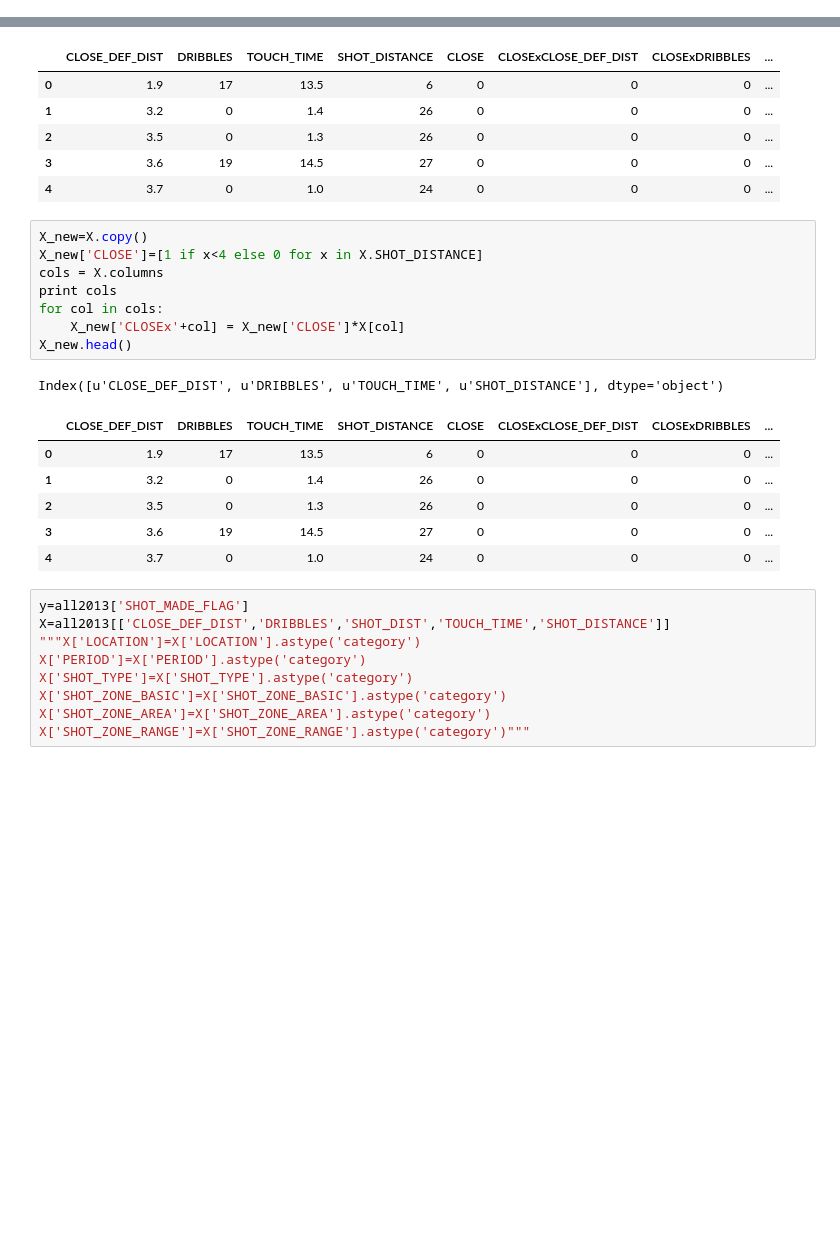
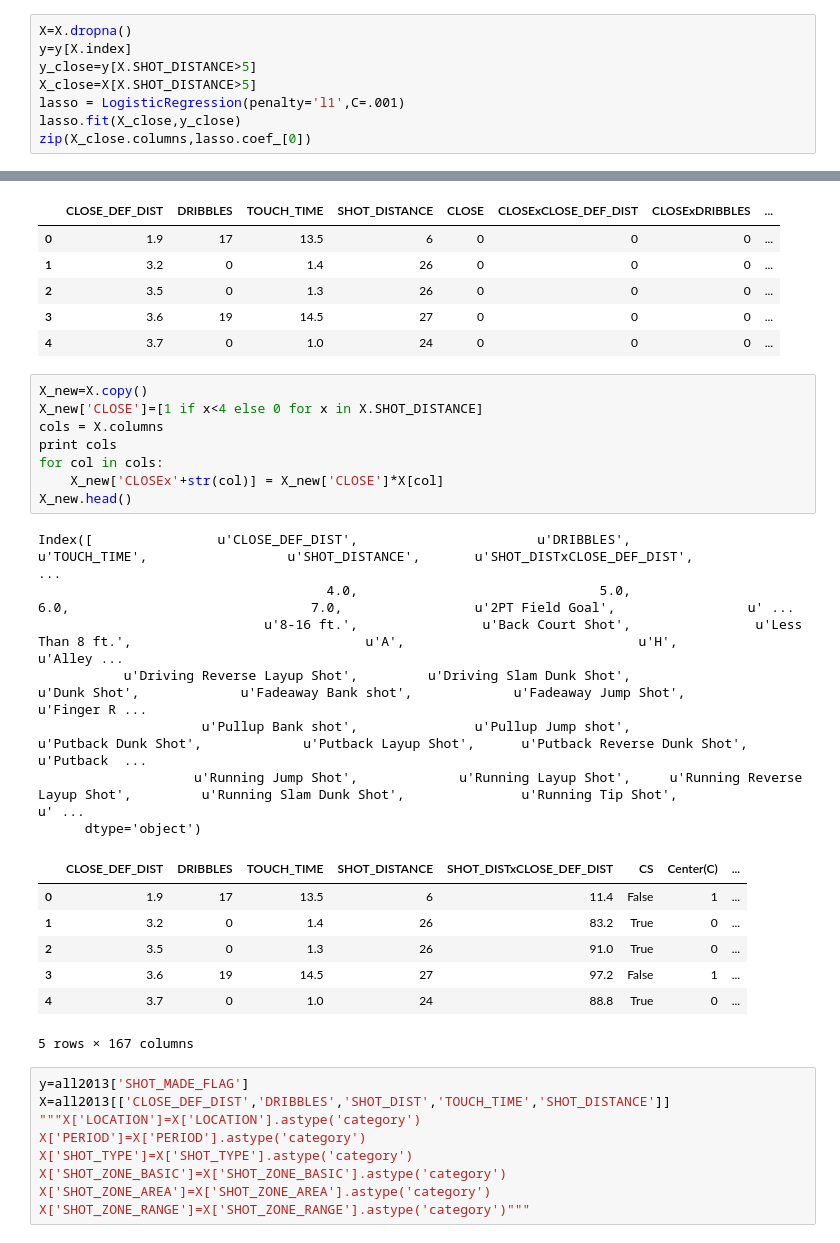
Before and after one commit to hwchase17/sportvu, a Jupyter notebook: Lasso.ipynb, the cells around one changed output, grey strips where cells are left out. Saved outputs shown, nothing was run; the diff lists cells and outputs as text; blank space fills up the shorter version.

```diff
--- a/Lasso.ipynb
+++ b/Lasso.ipynb
@@ -68,0 +137,8 @@ X_close=X[X.SHOT_DISTANCE>5]
+# %%
+X=X.dropna()
+y=y[X.index]
+y_close=y[X.SHOT_DISTANCE>5]
+X_close=X[X.SHOT_DISTANCE>5]
+lasso = LogisticRegression(penalty='l1',C=.001)
+lasso.fit(X_close,y_close)
+zip(X_close.columns,lasso.coef_[0])
@@ -78,19 +172,26 @@ X.head()
 # %%
 X_new=X.copy()
 X_new['CLOSE']=[1 if x<4 else 0 for x in X.SHOT_DISTANCE]
 cols = X.columns
 print cols
 for col in cols:
-    X_new['CLOSEx'+col] = X_new['CLOSE']*X[col]
+    X_new['CLOSEx'+str(col)] = X_new['CLOSE']*X[col]
 X_new.head()
 # %% [output]
-Index([u'CLOSE_DEF_DIST', u'DRIBBLES', u'TOUCH_TIME', u'SHOT_DISTANCE'], dtype='object')
+Index([                u'CLOSE_DEF_DIST',                       u'DRIBBLES',                     u'TOUCH_TIME',                  u'SHOT_DISTANCE',       u'SHOT_DISTxCLOSE_DEF_DIST',                    ...
+                                     4.0,                               5.0,                               6.0,                               7.0,                 u'2PT Field Goal',                 u' ...
+                             u'8-16 ft.',                u'Back Court Shot',                u'Less Than 8 ft.',                              u'A',                              u'H',            u'Alley ...
+           u'Driving Reverse Layup Shot',         u'Driving Slam Dunk Shot',                      u'Dunk Shot',             u'Fadeaway Bank shot',             u'Fadeaway Jump Shot',         u'Finger R ...
+                     u'Pullup Bank shot',               u'Pullup Jump shot',              u'Putback Dunk Shot',             u'Putback Layup Shot',      u'Putback Reverse Dunk Shot',         u'Putback  ...
+                    u'Running Jump Shot',             u'Running Layup Shot',     u'Running Reverse Layup Shot',         u'Running Slam Dunk Shot',               u'Running Tip Shot',                 u' ...
+      dtype='object')
-|  | CLOSE_DEF_DIST | DRIBBLES | TOUCH_TIME | SHOT_DISTANCE | CLOSE | CLOSExCLOSE_DEF_DIST | CLOSExDRIBBLES | ... |
-| 0 | 1.9 | 17 | 13.5 | 6 | 0 | 0 | 0 | ... |
-| 1 | 3.2 | 0 | 1.4 | 26 | 0 | 0 | 0 | ... |
-| 2 | 3.5 | 0 | 1.3 | 26 | 0 | 0 | 0 | ... |
-| 3 | 3.6 | 19 | 14.5 | 27 | 0 | 0 | 0 | ... |
-| 4 | 3.7 | 0 | 1.0 | 24 | 0 | 0 | 0 | ... |
+|  | CLOSE_DEF_DIST | DRIBBLES | TOUCH_TIME | SHOT_DISTANCE | SHOT_DISTxCLOSE_DEF_DIST | CS | Center(C) | ... |
+| 0 | 1.9 | 17 | 13.5 | 6 | 11.4 | False | 1 | ... |
+| 1 | 3.2 | 0 | 1.4 | 26 | 83.2 | True | 0 | ... |
+| 2 | 3.5 | 0 | 1.3 | 26 | 91.0 | True | 0 | ... |
+| 3 | 3.6 | 19 | 14.5 | 27 | 97.2 | False | 1 | ... |
+| 4 | 3.7 | 0 | 1.0 | 24 | 88.8 | True | 0 | ... |
+5 rows × 167 columns
 # %%
 y=all2013['SHOT_MADE_FLAG']
 X=all2013[['CLOSE_DEF_DIST','DRIBBLES','SHOT_DIST','TOUCH_TIME','SHOT_DISTANCE']]
```
Also changed, not shown: parts of 46 cells of this notebook, 3 other files.
